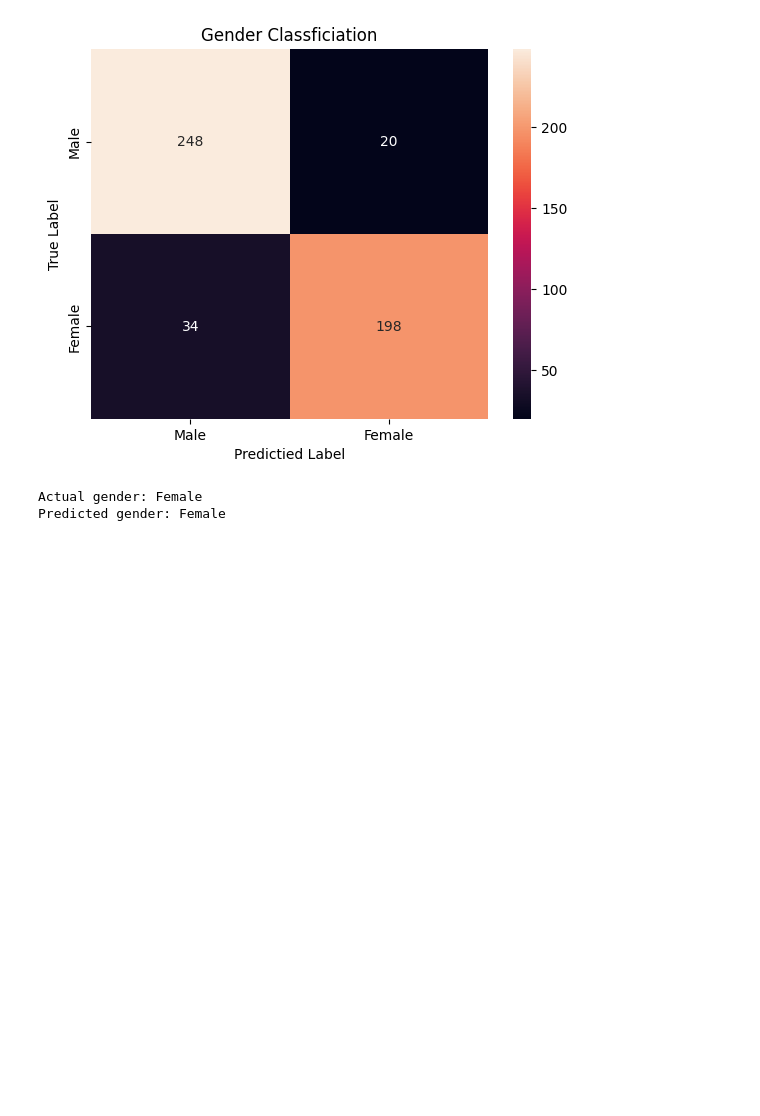
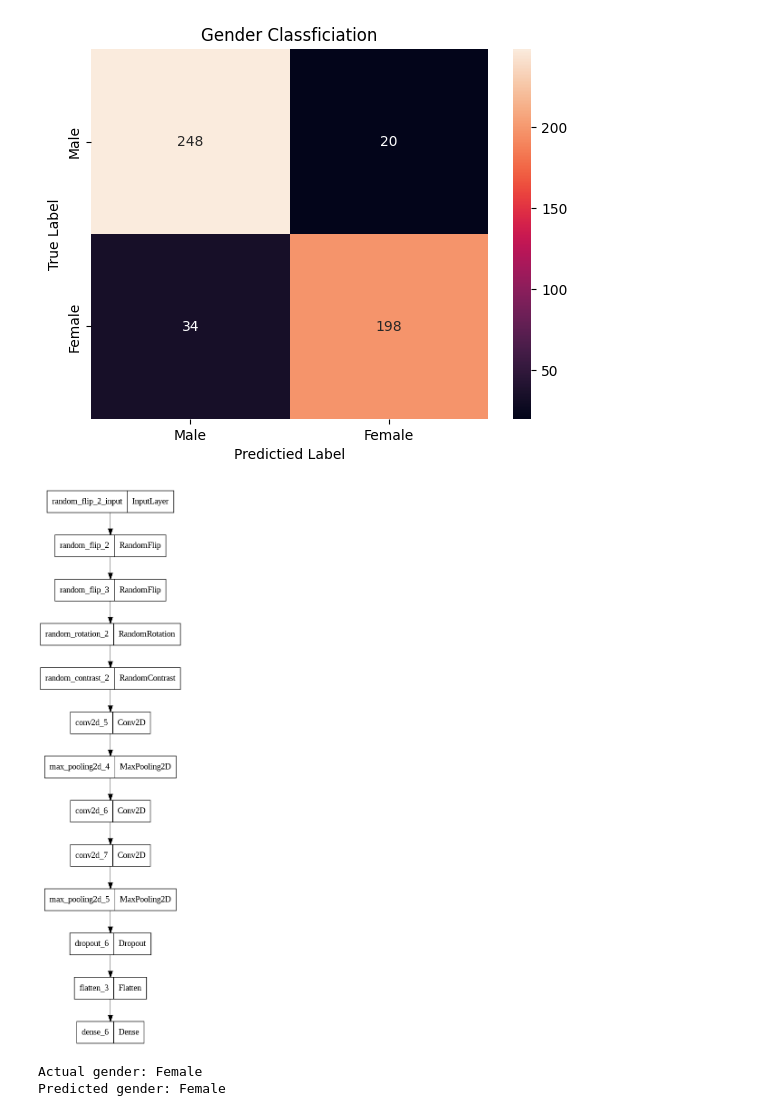
Before and after one commit to mking2014/final-4449-king, a Jupyter notebook: gender_prediction.ipynb, the cells around one changed output. Saved outputs shown, nothing was run; the diff lists cells and outputs as text; code cells hidden in the pictures; blank space fills up the shorter version.

Commit message:
Gender classification model

```diff
--- a/gender_prediction.ipynb
+++ b/gender_prediction.ipynb
@@ -321,6 +295,10 @@ Precision: 0.908256880733945
 Recall: 0.853448275862069
 F1 Score: 0.88
 [figure]
+# %%
+plot_model(model)
+# %% [output]
+[figure, added]
 # %%
 pred = test.sample()
 pred
```
Also changed, not shown: parts of 8 cells of this notebook.
